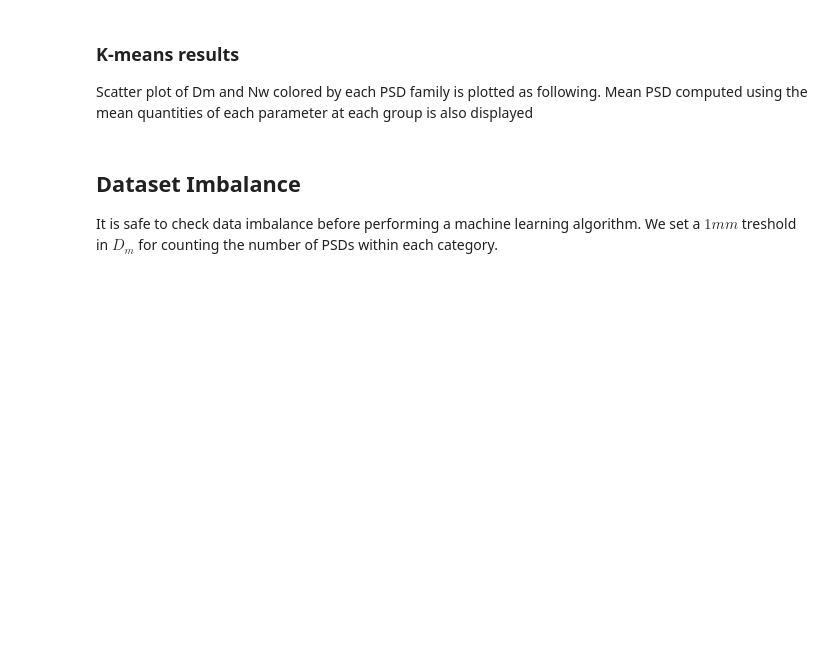
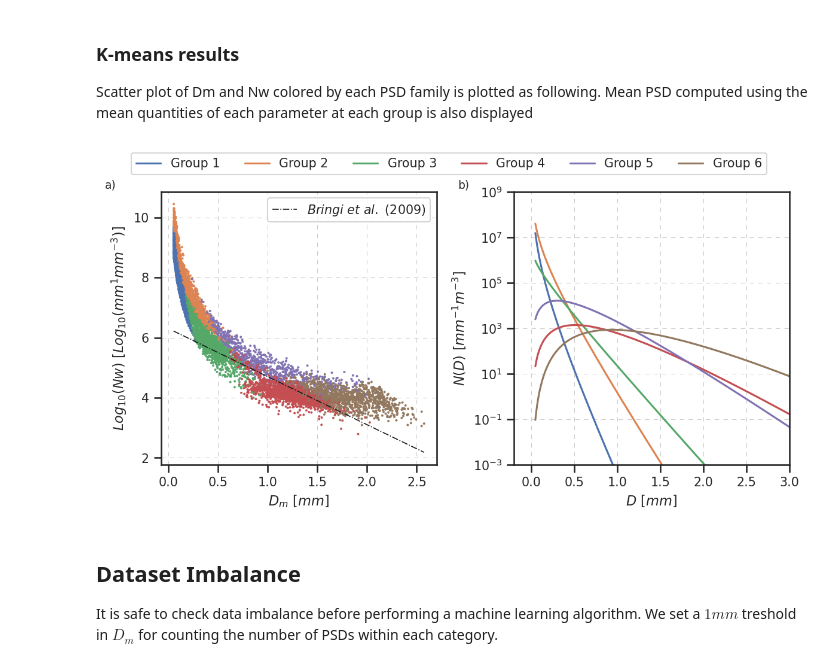
Before and after one commit to aladinor/Ladino_et_al_2025_DNN_PSD_retrieval, a Jupyter notebook: notebooks/1.K-means-psd.ipynb, the cells around one changed output. Drawn from its saved outputs; the diff is of its cells as text; code cells hidden in the pictures; blank space fills up the shorter version.

```diff
--- a/notebooks/1.K-means-psd.ipynb
+++ b/notebooks/1.K-means-psd.ipynb
@@ -66,0 +79,8 @@ display(df.head(5))
+# %%
+df['mu_3']= 3
+
+br = np.arange(0.5, 5.5, 0.001)
+res = np.zeros_like(br)
+for i in range(br.shape[0]):
+        res[i] = np.corrcoef(df.dm, df.sigma / df.dm ** br[i])[0, 1] ** 2
+res
@@ -66,0 +90,3 @@ display(df.head(5))
+# %%
+bm = br[np.argmin(res)]
+bm
@@ -67,3 +95,7 @@ display(df.head(5))
+# %%
+df['sigma_prime'] = df.sigma / (df.dm ** bm)
+df['new_sigma'] = df['sigma_prime'].mean() * df['dm'] ** bm
+df['mu_unc'] = (df.dm ** (2 - 2 * bm) / (df['sigma_prime'].mean() ** 2)) - 4
 # %% [markdown]
 ## K-means
 
@@ -144,7 +180,7 @@ Create a new column with the Kmeans labels. We add one to have labales from 1 to
 df['kmeans_6'] = kmeans.labels_ + 1
 # %%
 # Reorder and replace some labels to make them equal when plotting mean PSDs
-df['kmeans'] = df['kmeans_6'].replace([6, 1, 5, 2, 4, 3],
+df['kmeans'] = df['kmeans_6'].replace([1, 3, 4, 5, 2, 6],
                                       [1, 2, 3, 4, 5, 6])
 
 # computing Dual Frequency Ratio
@@ -194,37 +230,41 @@ ax.plot(dms, s_c, c='k', ls='-.', lw=0.8, label=r"$Bringi \ et \ al. \ (2009)$")
 ax.legend()
 
 # right panel
 ax1 = axs['b)']
 ax1.set_yscale('log')
 ax1.set_ylim(1e-3, 1e9)
 d = dt_camp2ex['Lear'].ds.diameter/1000
 ax1.grid('both')
 ax1.set_ylabel("$N(D) \  [mm^{-1}m^{-3}]$")
 ax1.set_xlabel("$D\ [mm]$")
 ax1.grid('both', linestyle='--', lw=0.5, dashes=[7,7])
 ax1.set_xlim(-0.2, 3)
 
 # computing the mean particle size distribution for each group
 for i in range(1, n_c + 1):
     df_sub = df[df['kmeans'] == i]
-    mu = df_sub['mu'].quantile(0.5)
+    mu = df_sub['mu_unc'].quantile(0.5)
+    # mu = df_sub['mu'].quantile(0.5)
+
     dm = df_sub['dm'].quantile(0.5)
     nw = (10 ** (df_sub['log10_nw'])).quantile(0.5)
     gm = norm_gamma(d, nw=nw, mu=mu, dm=dm)
     ax1.plot(d, gm, c=colors6[i-1], label=f"Group {i}")
 
 
 lines_labels = [ax.get_legend_handles_labels() for ax in fig.axes]
 lines, labels = [sum(lol, []) for lol in zip(*lines_labels)]
 
 
-fig.legend(lines[1:], labels[1:], loc='upper center', ncol=6, bbox_to_anchor=[0.5, 1.025])
+fig.legend(lines[1:], labels[1:], loc='upper center', ncol=6, bbox_to_anchor=[0.5, 1.05])
 for label, ax in axs.items():
     # label physical distance in and down:
     trans = mtransforms.ScaledTranslation(-45/72, -1/72, fig.dpi_scale_trans)
-    ax.text(0.0, 1.0, label, transform=ax.transAxes + trans,
-            fontsize='medium', verticalalignment='top')
+    ax.text(0.0, 1.05, label, transform=ax.transAxes + trans,
+            fontsize='small', verticalalignment='top')
 fig.tight_layout()
+# %% [output]
+[figure, added]
 # %% [markdown]
 ## Dataset Imbalance
 
```
Also changed, not shown: parts of 12 cells of this notebook.
